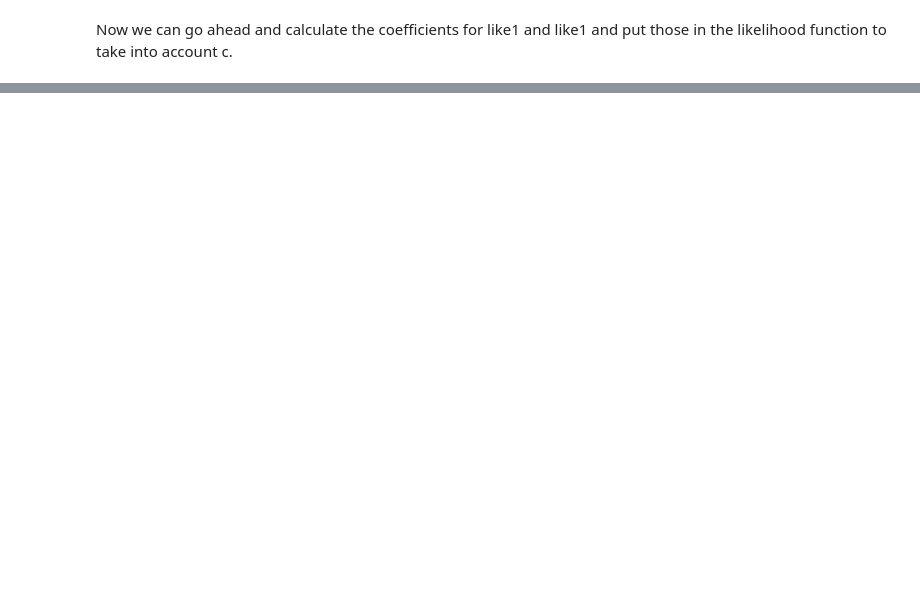
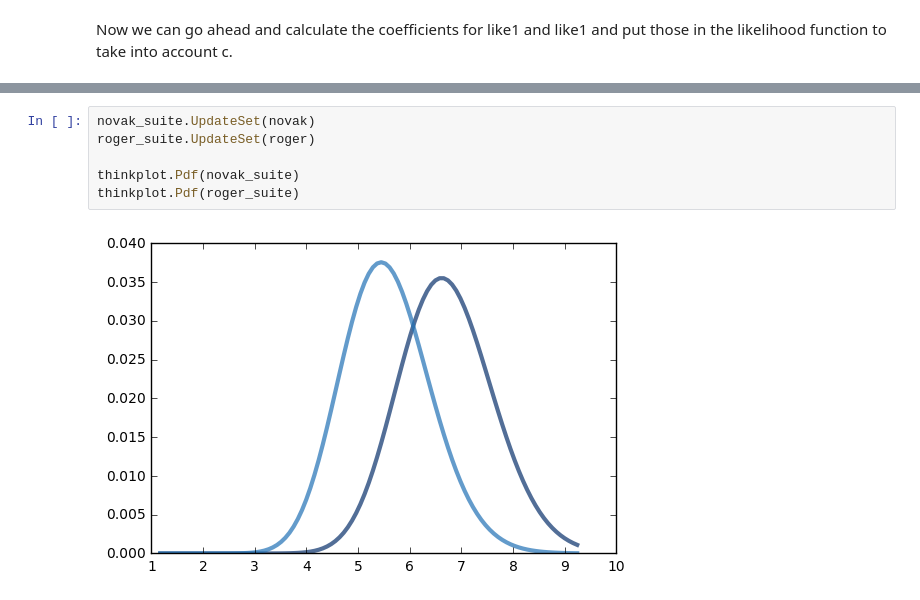
Before and after one commit to cmoser96/ThinkBayes2, a Jupyter notebook: code/report03.ipynb, the cells around one changed output, grey strips where cells are left out. Saved outputs shown, nothing was run; the diff lists cells and outputs as text; blank space fills up the shorter version.

```diff
--- a/code/report03.ipynb
+++ b/code/report03.ipynb
@@ -230,0 +292,8 @@ Roger = [6,1,7,12,4,3]
+# %%
+novak_suite.UpdateSet(novak)
+roger_suite.UpdateSet(roger)
+
+thinkplot.Pdf(novak_suite)
+thinkplot.Pdf(roger_suite)
+# %% [output]
+[figure, added]
```
Also changed, not shown: parts of 15 cells of this notebook.
